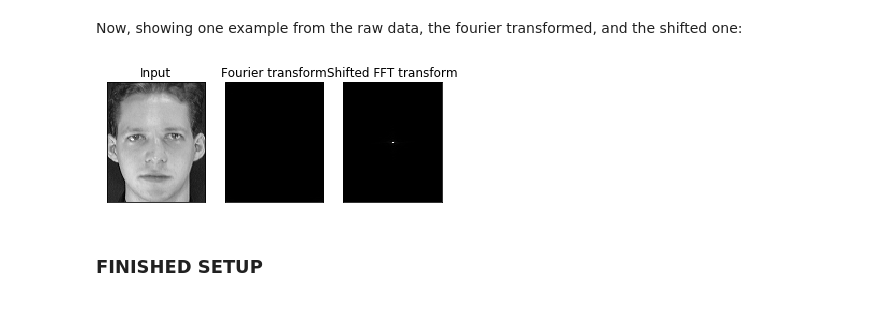
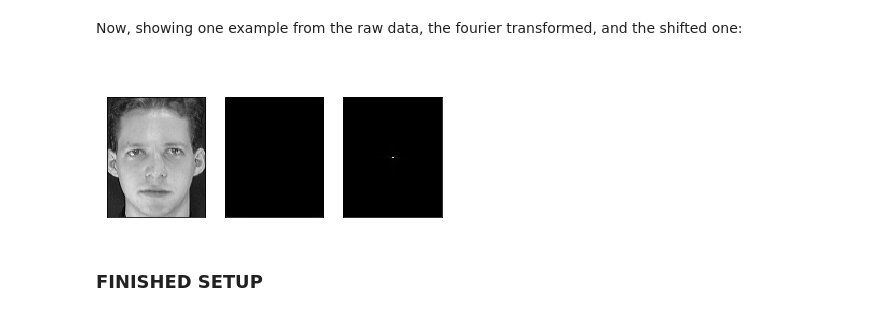
Before and after one commit to lucasnnobrega/DIP, a Jupyter notebook: Final assingment/FFT Implementation.ipynb, the cells around one changed output. Drawn from its saved outputs; the diff is of its cells as text; code cells hidden in the pictures.

```diff
--- a/Final assingment/FFT Implementation.ipynb
+++ b/Final assingment/FFT Implementation.ipynb
@@ -83,21 +84,22 @@ people_unique_fft_s = [np.fft.fftshift(person) for person in people_unique_fft]
 # %% [markdown]
 Now, showing one example from the raw data, the fourier transformed, and the shifted one:
 # %%
+cor = "white"
 plt.subplot(131)
 plt.imshow(people_raw[0], cmap = 'gray')
-plt.title('Input'), plt.xticks([]), plt.yticks([])
+plt.title('Input', color=cor), plt.xticks([]), plt.yticks([])
 
 plt.subplot(132)
 plt.imshow(np.abs(people_fft[0]), cmap = 'gray')
-plt.title('Fourier transform'), plt.xticks([]), plt.yticks([])
+plt.title('Fourier\ntransform', color=cor), plt.xticks([]), plt.yticks([])
 
 plt.subplot(133)
 plt.imshow(np.abs(people_fft_s[0]), cmap = 'gray')
-plt.title('Shifted FFT transform'), plt.xticks([]), plt.yticks([])
+plt.title('Shifted FFT\ntransform', color=cor), plt.xticks([]), plt.yticks([])
 
 plt.show()
 # %% [output]
-[figure, old version]
+[figure, new version]
 # %% [markdown]
 ### FINISHED SETUP
 # %% [markdown]
```
Also changed, not shown: parts of 3 cells of this notebook, 1 other file.
